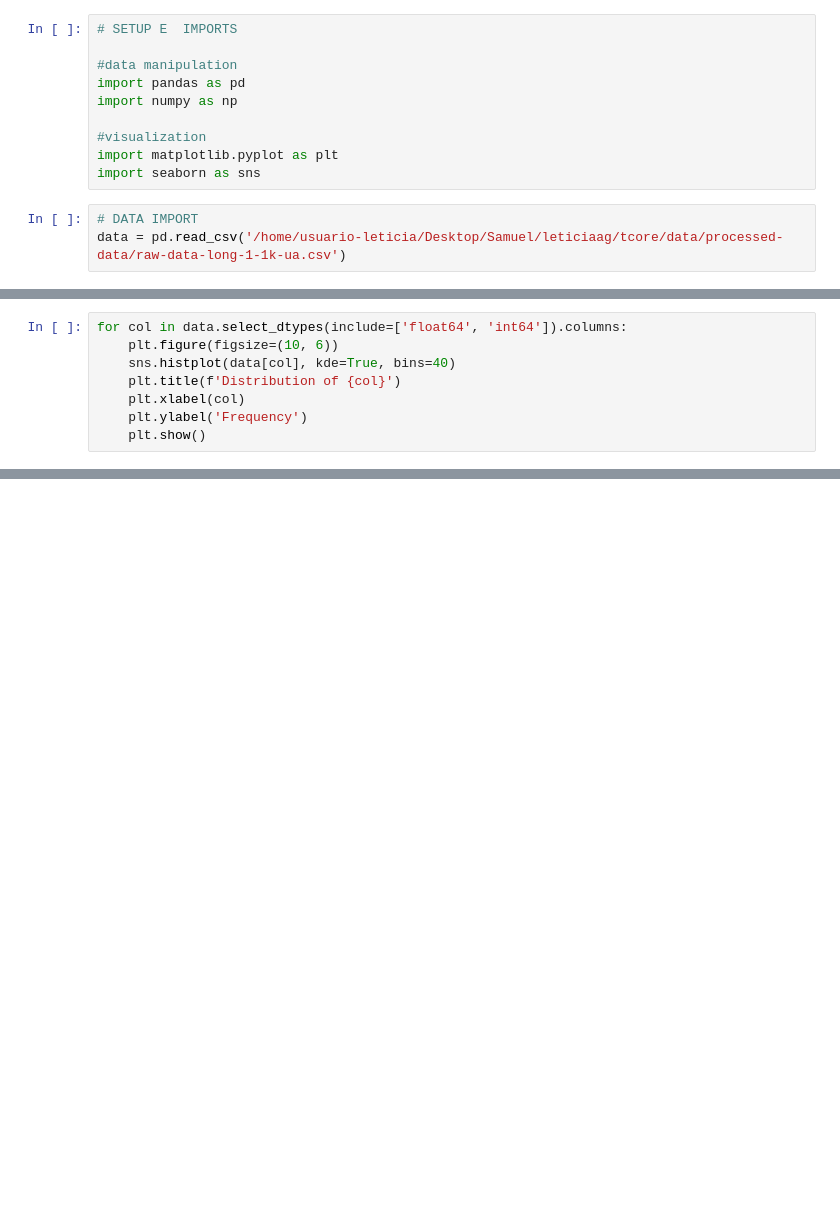
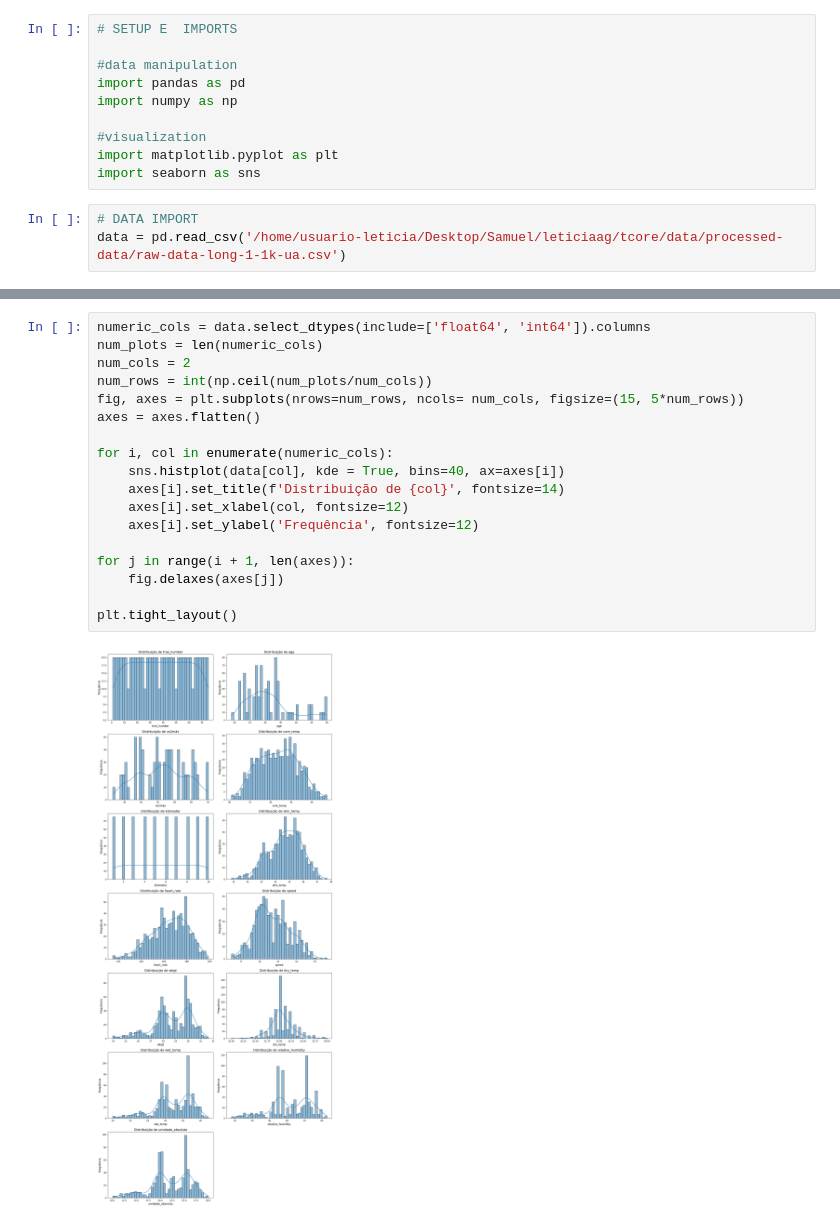
Before and after one commit to LBS-UFMG/tcore, a Jupyter notebook: description-statistic/dataset1-1km.ipynb, the cells around one changed output, grey strips where cells are left out. Cells and saved outputs as stored; diff of their text form; blank space fills up the shorter version.

```diff
--- a/description-statistic/dataset1-1km.ipynb
+++ b/description-statistic/dataset1-1km.ipynb
@@ -35,8 +39,0 @@ data.describe()
-# %%
-for col in data.select_dtypes(include=['float64', 'int64']).columns:
-    plt.figure(figsize=(10, 6))
-    sns.histplot(data[col], kde=True, bins=40)
-    plt.title(f'Distribution of {col}')
-    plt.xlabel(col)
-    plt.ylabel('Frequency')
-    plt.show()
@@ -77 +80,21 @@ memory usage: 103.3+ KB
+# %%
+numeric_cols = data.select_dtypes(include=['float64', 'int64']).columns
+num_plots = len(numeric_cols)
+num_cols = 2
+num_rows = int(np.ceil(num_plots/num_cols))
+fig, axes = plt.subplots(nrows=num_rows, ncols= num_cols, figsize=(15, 5*num_rows))
+axes = axes.flatten()
+
+for i, col in enumerate(numeric_cols):
+    sns.histplot(data[col], kde = True, bins=40, ax=axes[i])
+    axes[i].set_title(f'Distribuição de {col}', fontsize=14)
+    axes[i].set_xlabel(col, fontsize=12)
+    axes[i].set_ylabel('Frequência', fontsize=12)
+
+for j in range(i + 1, len(axes)):
+    fig.delaxes(axes[j])
+
+plt.tight_layout()
+# %% [output]
+[figure, added]
 # %%
```
Also changed, not shown: parts of 19 cells of this notebook, 1 other file.
